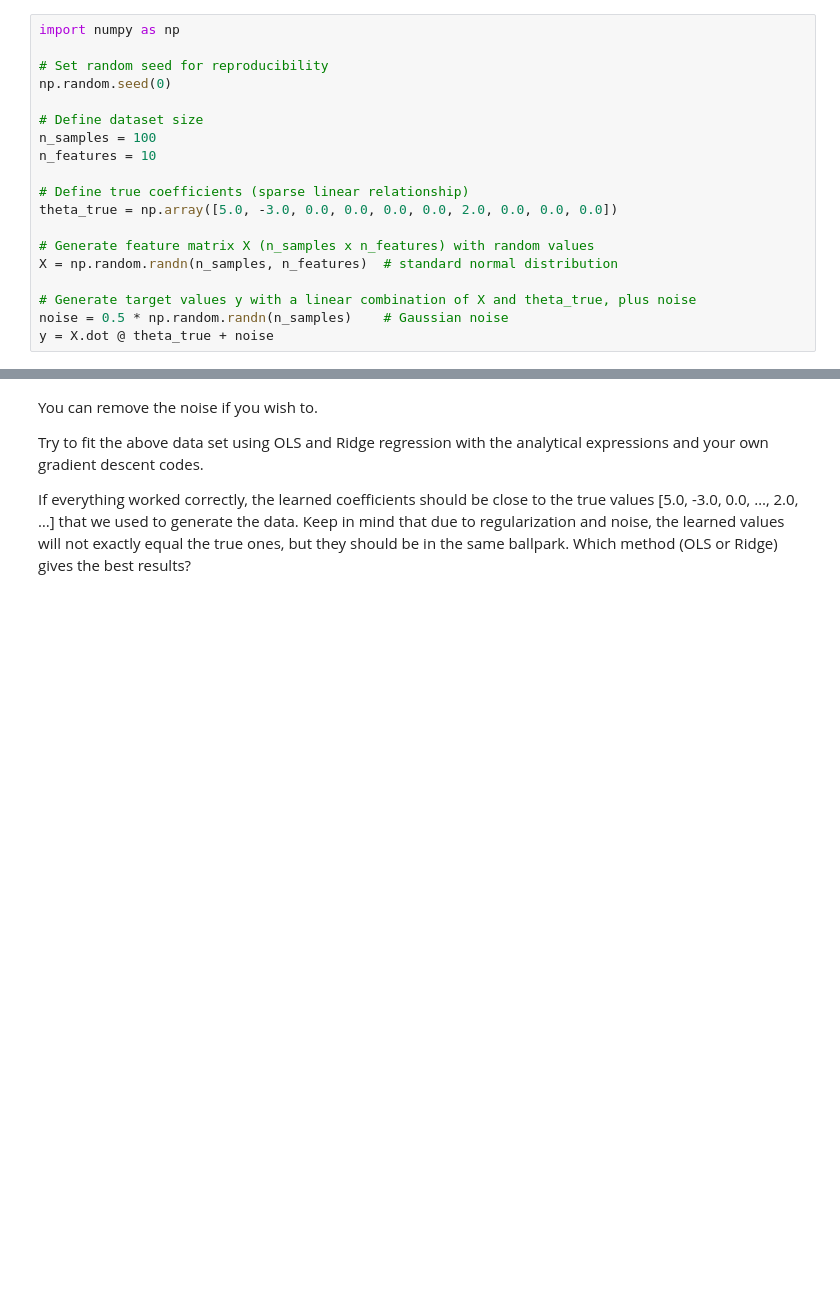
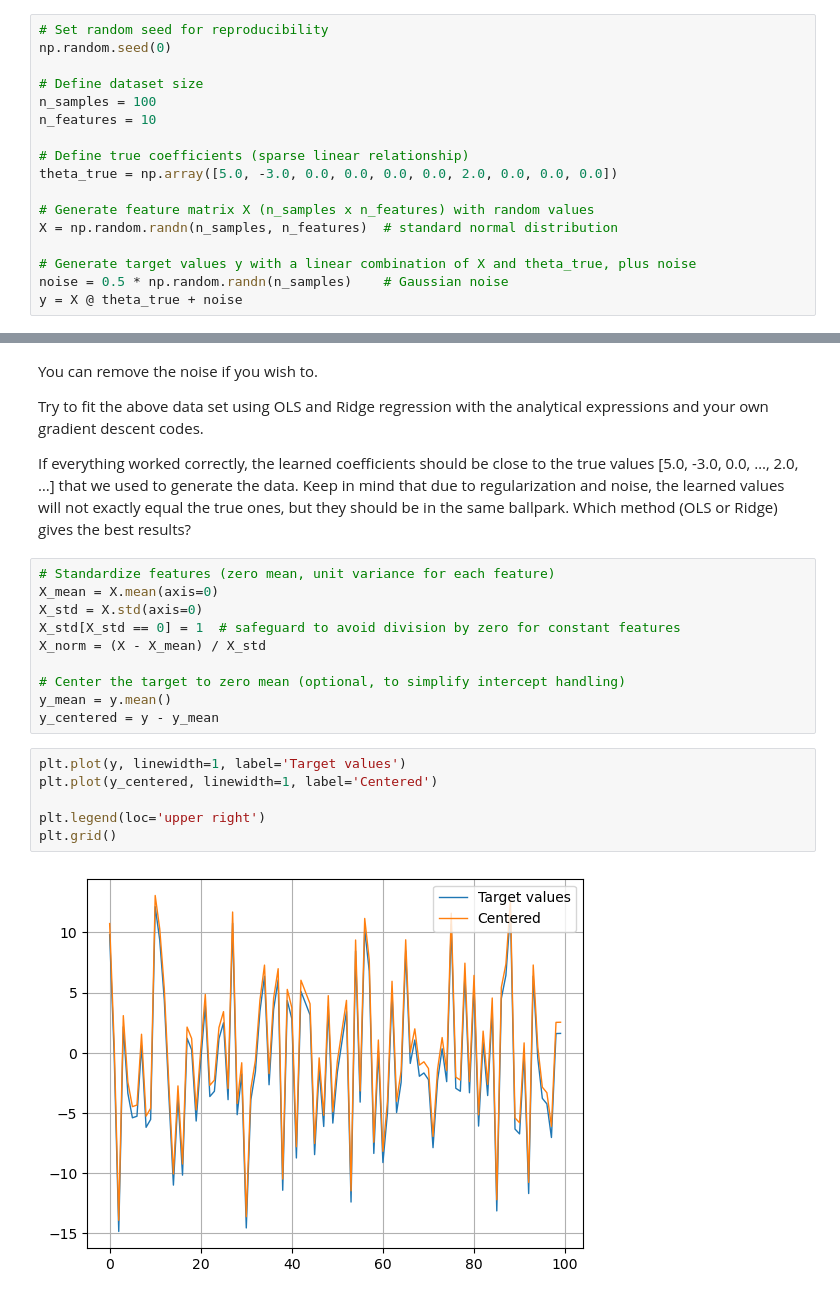
Before and after one commit to kjes4pres/FYS-STK4155, a Jupyter notebook: exercises/week37.ipynb, the cells around one changed output, grey strips where cells are left out. Cells and saved outputs as stored; diff of their text form; blank space fills up the shorter version.

```diff
--- a/exercises/week37.ipynb
+++ b/exercises/week37.ipynb
@@ -367,8 +334,6 @@ Then we compute the target values $y$ using the linear combination $\boldsymbol{
 
 Below is the code to generate the dataset:
 # %%
-import numpy as np
-
 # Set random seed for reproducibility
 np.random.seed(0)
 
@@ -384,7 +349,7 @@ X = np.random.randn(n_samples, n_features)  # standard normal distribution
 
 # Generate target values y with a linear combination of X and theta_true, plus noise
 noise = 0.5 * np.random.randn(n_samples)    # Gaussian noise
-y = X.dot @ theta_true + noise
+y = X @ theta_true + noise
 # %% [markdown]
 This code produces a dataset where only features 0, 1, and 6
 significantly influence $\boldsymbol{y}$. The rest of the features have zero true
@@ -405,3 +370,21 @@ close to the true values [5.0, -3.0, 0.0, …, 2.0, …] that we used to
 generate the data. Keep in mind that due to regularization and noise,
 the learned values will not exactly equal the true ones, but they
 should be in the same ballpark.  Which method (OLS or Ridge) gives the best results?
+# %%
+# Standardize features (zero mean, unit variance for each feature)
+X_mean = X.mean(axis=0)
+X_std = X.std(axis=0)
+X_std[X_std == 0] = 1  # safeguard to avoid division by zero for constant features
+X_norm = (X - X_mean) / X_std
+
+# Center the target to zero mean (optional, to simplify intercept handling)
+y_mean = y.mean()
+y_centered = y - y_mean
+# %%
+plt.plot(y, linewidth=1, label='Target values')
+plt.plot(y_centered, linewidth=1, label='Centered')
+
+plt.legend(loc='upper right')
+plt.grid()
+# %% [output]
+[figure, added]
```
Also changed, not shown: parts of 42 cells of this notebook.
